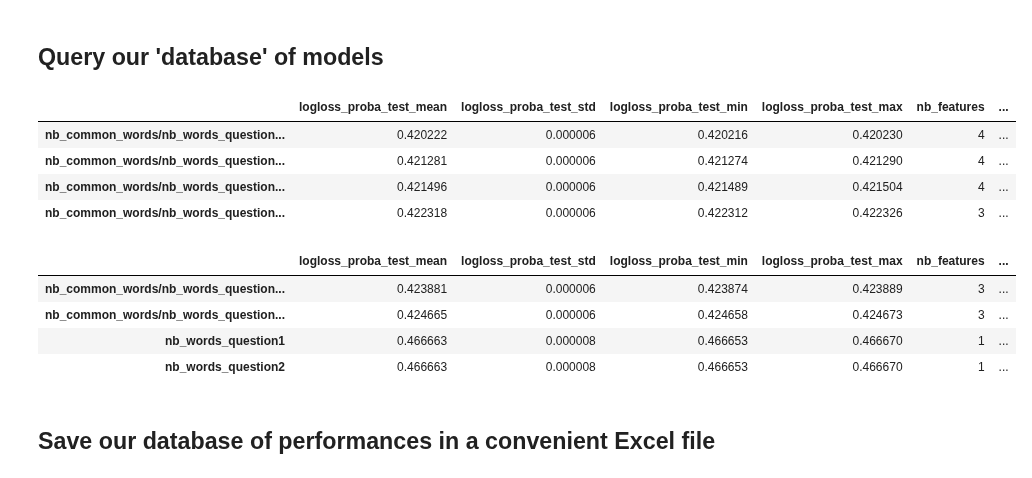
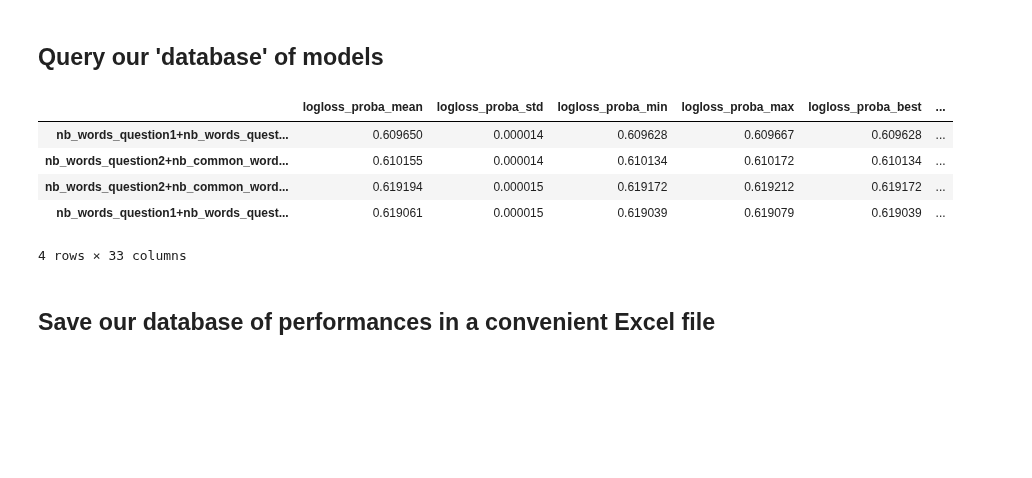
Before and after one commit to acharroux/QuoraPairs, a Jupyter notebook: BruteForce/multinomial_basic_features_balanced_cross_validation.ipynb, the cells around one changed output. Cells and saved outputs as stored; diff of their text form; code cells hidden in the pictures; blank space fills up the shorter version.

```diff
--- a/BruteForce/multinomial_basic_features_balanced_cross_validation.ipynb
+++ b/BruteForce/multinomial_basic_features_balanced_cross_validation.ipynb
@@ -756,34 +733,38 @@ graph_all_metric_all_models(model_results,'all metrics','logloss_proba_test_mean
 # %%
 # Euark Suppose global variable model_results is available !
 
-# kind is 'test or 'full'
-def retrieve_model(model_key,kind='test'):
-    model = model_results['model_'+kind][model_key]
+#  model key is the combination of active features : 'nb_words_question1+nb_words_question2'
+#  metric is logloss_proba,score,accuracy
+#  kind is 'best or 'worst'
+#
+def retrieve_model(model_key,metric='logloss_proba',kind='best'):
+    model = model_results['_'.join([metric,'model',kind])][model_key]
     column_names = model_results['columns'][model_key]
     return model,numpy.asarray(column_names)
 
+# Unitary test
+res = retrieve_model('nb_common_words')
+assert res is not None,'retrieve_model("nb_common_words") did not retrieve model !'
+
 # suppose global variable model_results is available
-def find_best_models(top,criteria):
-    if 'logloss' in criteria:
-        return model_results.nsmallest(top,criteria)
+def find_best_models(top,metric='logloss_proba'):
+    if 'logloss_proba' in metric:
+        return model_results.nsmallest(top,'_'.join([metric,'best']))
     else:
-        return model_results.nlargest(top,criteria)
+        return model_results.nlargest(top,'_'.join([metric,'best']))
+
+# unitary test
+assert len(find_best_models(5)) == 5,'find_best_models(5) did not work'
+assert len(find_best_models(4,'score')) == 4,"find_best_models(4,'score')) did not work"
 # %%
-find_best_models(4,'logloss_proba_test_mean')
+find_best_models(4,'score')
 # %% [output]
-|  | logloss_proba_test_mean | logloss_proba_test_std | logloss_proba_test_min | logloss_proba_test_max | nb_features | ... |
-| nb_common_words/nb_words_question... | 0.420222 | 0.000006 | 0.420216 | 0.420230 | 4 | ... |
-| nb_common_words/nb_words_question... | 0.421281 | 0.000006 | 0.421274 | 0.421290 | 4 | ... |
-| nb_common_words/nb_words_question... | 0.421496 | 0.000006 | 0.421489 | 0.421504 | 4 | ... |
-| nb_common_words/nb_words_question... | 0.422318 | 0.000006 | 0.422312 | 0.422326 | 3 | ... |
+|  | logloss_proba_mean | logloss_proba_std | logloss_proba_min | logloss_proba_max | logloss_proba_best | ... |
+| nb_words_question1+nb_words_quest... | 0.609650 | 0.000014 | 0.609628 | 0.609667 | 0.609628 | ... |
+| nb_words_question2+nb_common_word... | 0.610155 | 0.000014 | 0.610134 | 0.610172 | 0.610134 | ... |
+| nb_words_question2+nb_common_word... | 0.619194 | 0.000015 | 0.619172 | 0.619212 | 0.619172 | ... |
+| nb_words_question1+nb_words_quest... | 0.619061 | 0.000015 | 0.619039 | 0.619079 | 0.619039 | ... |
+4 rows × 33 columns
-# %%
-find_best_models(4,'accuracy_test_mean')
-# %% [output]
-|  | logloss_proba_test_mean | logloss_proba_test_std | logloss_proba_test_min | logloss_proba_test_max | nb_features | ... |
-| nb_common_words/nb_words_question... | 0.423881 | 0.000006 | 0.423874 | 0.423889 | 3 | ... |
-| nb_common_words/nb_words_question... | 0.424665 | 0.000006 | 0.424658 | 0.424673 | 3 | ... |
-| nb_words_question1 | 0.466663 | 0.000008 | 0.466653 | 0.466670 | 1 | ... |
-| nb_words_question2 | 0.466663 | 0.000008 | 0.466653 | 0.466670 | 1 | ... |
 # %% [markdown]
 ## Save our database of performances in a convenient Excel file
 # %%
```
Also changed, not shown: parts of 23 cells of this notebook, 1 other file.
